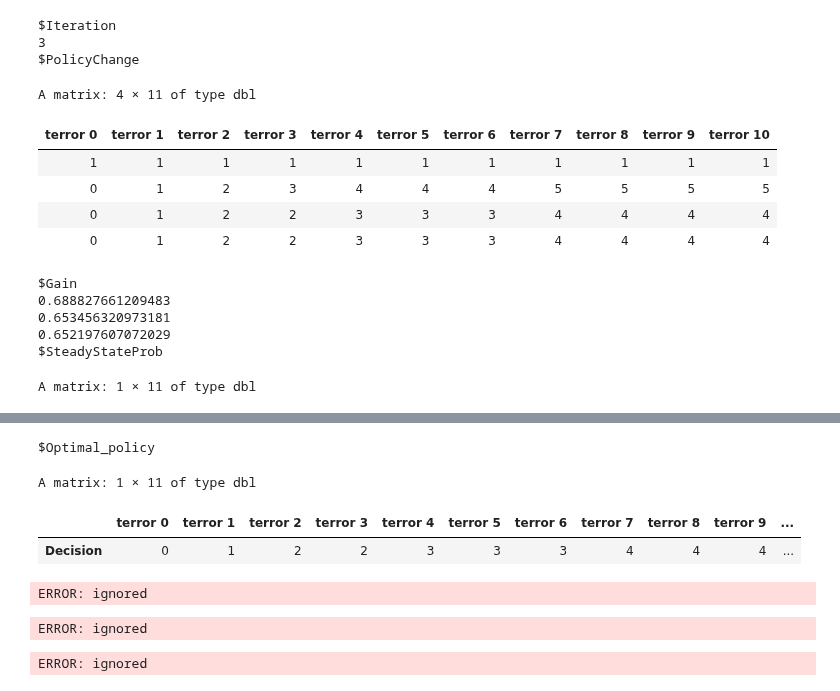
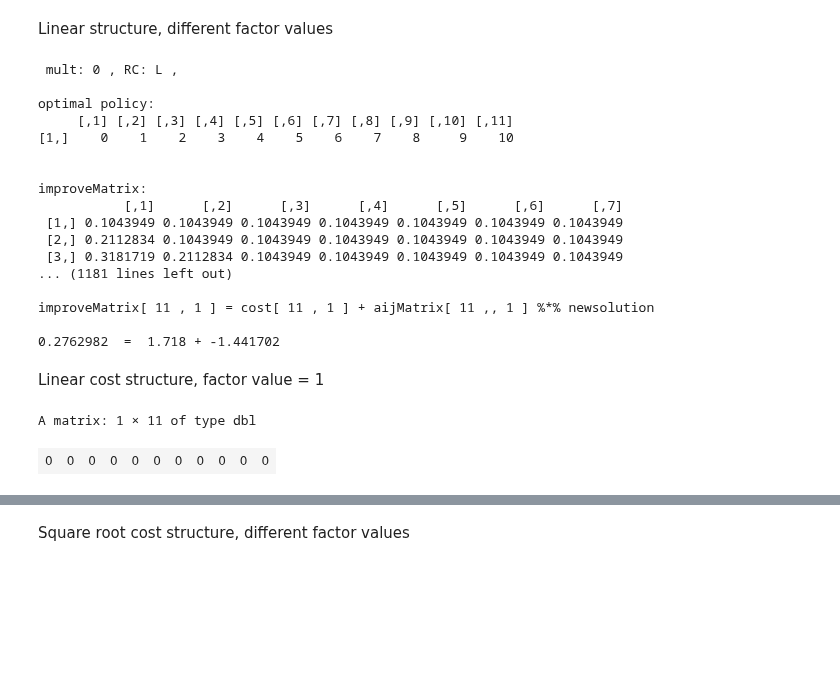
Before and after one commit to IshtiSikder/Optimal-allocation-of-rescue-teams-for-hostage-situations, a Jupyter notebook: R_for_MDP_(NEW).ipynb, the cells around one changed output, grey strips where cells are left out. Saved outputs shown, nothing was run; the diff lists cells and outputs as text; code cells hidden in the pictures; blank space fills up the shorter version.

```diff
--- a/R_for_MDP_(NEW).ipynb
+++ b/R_for_MDP_(NEW).ipynb
@@ -300,18 +1179,29 @@ Warning message:
+# %% [markdown]
+Linear structure, different factor values
+# %%
+mult_test(1,'L',0,1,0.01)
+# %% [output]
+ mult: 0 , RC: L ,
+
+optimal policy:
+     [,1] [,2] [,3] [,4] [,5] [,6] [,7] [,8] [,9] [,10] [,11]
+[1,]    0    1    2    3    4    5    6    7    8     9    10
+
+
+improveMatrix:
+           [,1]      [,2]      [,3]      [,4]      [,5]      [,6]      [,7]
+ [1,] 0.1043949 0.1043949 0.1043949 0.1043949 0.1043949 0.1043949 0.1043949
+ [2,] 0.2112834 0.1043949 0.1043949 0.1043949 0.1043949 0.1043949 0.1043949
+ [3,] 0.3181719 0.2112834 0.1043949 0.1043949 0.1043949 0.1043949 0.1043949
+... (1181 lines left out)
+
+improveMatrix[ 11 , 1 ] = cost[ 11 , 1 ] + aijMatrix[ 11 ,, 1 ] %*% newsolution
+
+0.2762982  =  1.718 + -1.441702
+# %% [markdown]
+Linear cost structure, factor value = 1
 # %%
-MDP(lam = 0.2763, mu = 0.2829, eps = 0.1718, numRescue=10, numTerror=10, costR=1, costT=2, RC="L", TC="SR")
+MDP(lam = 0.2763, mu = 0.2829, eps = 0.1718, numRescue=10, numTerror=10,costT=1, RC='L',mult=1)
 # %% [output]
-$Iteration
-3
-$PolicyChange
+A matrix: 1 × 11 of type dbl
-A matrix: 4 × 11 of type dbl
-| terror 0 | terror 1 | terror 2 | terror 3 | terror 4 | terror 5 | terror 6 | terror 7 | terror 8 | terror 9 | terror 10 |
-| 1 | 1 | 1 | 1 | 1 | 1 | 1 | 1 | 1 | 1 | 1 |
-| 0 | 1 | 2 | 3 | 4 | 4 | 4 | 5 | 5 | 5 | 5 |
-| 0 | 1 | 2 | 2 | 3 | 3 | 3 | 4 | 4 | 4 | 4 |
-| 0 | 1 | 2 | 2 | 3 | 3 | 3 | 4 | 4 | 4 | 4 |
+| 0 | 0 | 0 | 0 | 0 | 0 | 0 | 0 | 0 | 0 | 0 |
-$Gain
-0.688827661209483
-0.653456320973181
-0.652197607072029
-$SteadyStateProb
-A matrix: 1 × 11 of type dbl
@@ -320,16 +1208,2 @@ A matrix: 1 × 11 of type dbl
-$Optimal_policy
-A matrix: 1 × 11 of type dbl
-|  | terror 0 | terror 1 | terror 2 | terror 3 | terror 4 | terror 5 | terror 6 | terror 7 | terror 8 | terror 9 | ... |
-| Decision | 0 | 1 | 2 | 2 | 3 | 3 | 3 | 4 | 4 | 4 | ... |
-# %%
-aijMatrix
-# %% [output]
-ERROR: ignored
-# %%
-aijMatrix
-# %% [output]
-ERROR: ignored
-# %%
-aijMatrix
-# %% [output]
-ERROR: ignored
+# %% [markdown]
+Square root cost structure, different factor values
```
Also changed, not shown: parts of 25 cells of this notebook.
